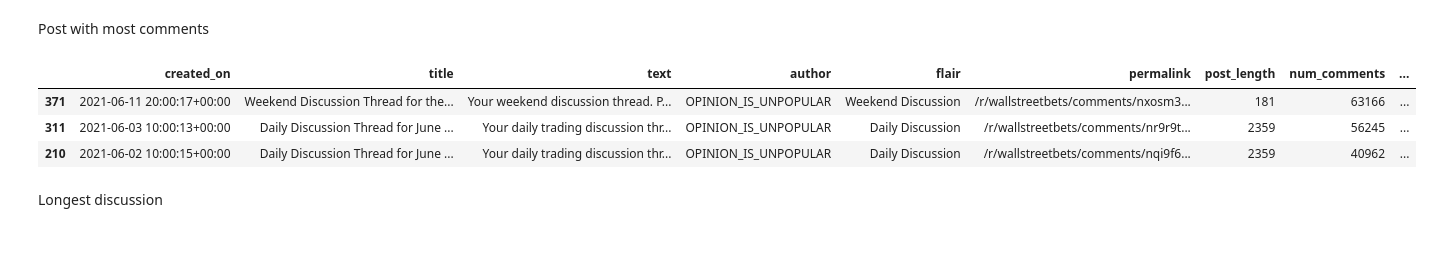
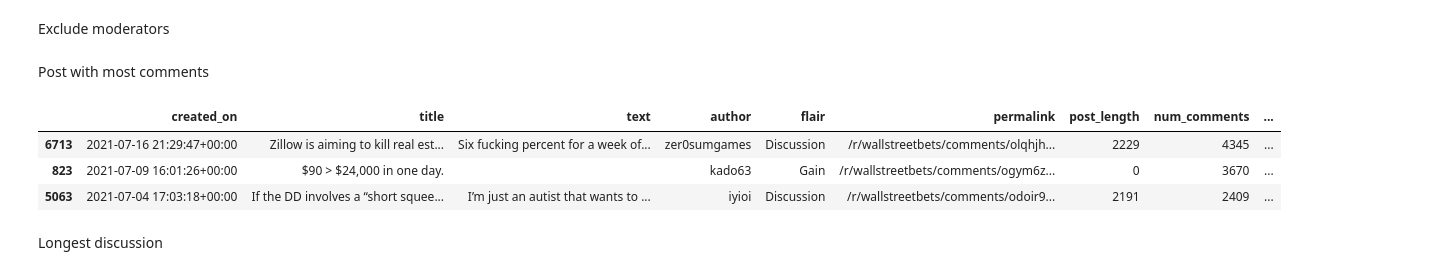
Before and after one commit to beneath-hq/beneath, a Jupyter notebook: examples/wallstreetbets-analytics/explore/explore.ipynb, the cells around one changed output. Saved outputs shown, nothing was run; the diff lists cells and outputs as text; code cells hidden in the pictures; blank space fills up the shorter version.

```diff
--- a/examples/wallstreetbets-analytics/explore/explore.ipynb
+++ b/examples/wallstreetbets-analytics/explore/explore.ipynb
@@ -57,14 +11,0 @@ BLACKLIST = {
-# %%
-MODERATORS = {
-    'OPINION_IS_UNPOPULAR',
-    'CHAINSAW_VASECTOMY',
-    'WallStreetBot',
-    'bawse1',
-    'zjz',
-    'VisualMod',
-    'premier_',
-    'notmikjaash',
-    'WaterCups69',
-    'XvGTM17',
-    'AutoModerator'
-}
@@ -90,7 +254,7 @@ with
             array_length(regexp_extract_all(title, r"\\x{1F680}")) + array_length(regexp_extract_all(text, r"\\x{1F680}")) as num_rockets,
             array_length(regexp_extract_all(title, r"\\x{1F48E}")) + array_length(regexp_extract_all(text, r"\\x{1F48E}")) as num_diamonds,
         from `examples/reddit/r-wallstreetbets-posts`
-        where timestamp_trunc(created_on, month) = "2021-06-01"
+        where timestamp_trunc(created_on, month) = "2021-07-01"
     ),
     comments as (
         select
@@ -103,7 +267,7 @@ with
             array_length(regexp_extract_all(c.text, r"\\x{1F680}")) as num_rockets,
             array_length(regexp_extract_all(c.text, r"\\x{1F48E}")) as num_diamonds,
         from `examples/reddit/r-wallstreetbets-comments` c
-        where timestamp_trunc(created_on, month) = "2021-06-01"
+        where timestamp_trunc(created_on, month) = "2021-07-01"
     )
 select
     p.created_on,
@@ -123,15 +287,19 @@ from posts p
 join comments c on p.id = c.post_id
 group by p.created_on, p.title, p.text, p.author, p.flair, p.permalink, p.post_length, p.num_rockets, p.num_diamonds
 """)
+# %% [markdown]
+Exclude moderators
+# %%
+posts_no_mods = posts.loc[[author not in MODERATORS for author in posts['author']]]
 # %% [markdown]
 Post with most comments
 # %%
-posts.sort_values('num_comments', ascending=False).head(3)
+posts_no_mods.sort_values('num_comments', ascending=False).head(3)
 # %% [output]
 |  | created_on | title | text | author | flair | permalink | post_length | num_comments | ... |
-| 371 | 2021-06-11 20:00:17+00:00 | Weekend Discussion Thread for the... | Your weekend discussion thread. P... | OPINION_IS_UNPOPULAR | Weekend Discussion | /r/wallstreetbets/comments/nxosm3... | 181 | 63166 | ... |
-| 311 | 2021-06-03 10:00:13+00:00 | Daily Discussion Thread for June ... | Your daily trading discussion thr... | OPINION_IS_UNPOPULAR | Daily Discussion | /r/wallstreetbets/comments/nr9r9t... | 2359 | 56245 | ... |
-| 210 | 2021-06-02 10:00:15+00:00 | Daily Discussion Thread for June ... | Your daily trading discussion thr... | OPINION_IS_UNPOPULAR | Daily Discussion | /r/wallstreetbets/comments/nqi9f6... | 2359 | 40962 | ... |
+| 6713 | 2021-07-16 21:29:47+00:00 | Zillow is aiming to kill real est... | Six fucking percent for a week of... | zer0sumgames | Discussion | /r/wallstreetbets/comments/olqhjh... | 2229 | 4345 | ... |
+| 823 | 2021-07-09 16:01:26+00:00 | $90 > $24,000 in one day. |  | kado63 | Gain | /r/wallstreetbets/comments/ogym6z... | 0 | 3670 | ... |
+| 5063 | 2021-07-04 17:03:18+00:00 | If the DD involves a “short squee... | I’m just an autist that wants to ... | iyioi | Discussion | /r/wallstreetbets/comments/odoir9... | 2191 | 2409 | ... |
 # %% [markdown]
 Longest discussion
 # %%
```
Also changed, not shown: parts of 48 cells of this notebook, 4 other files.
